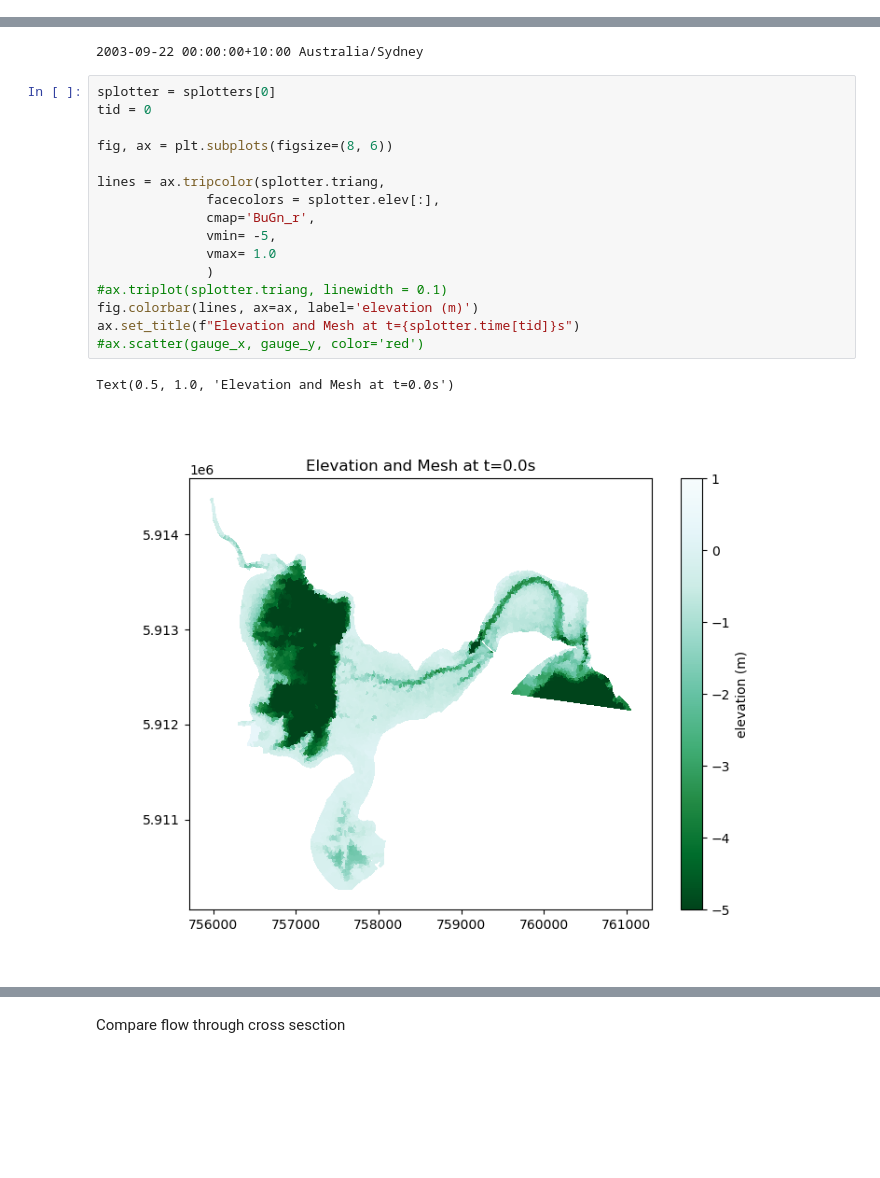
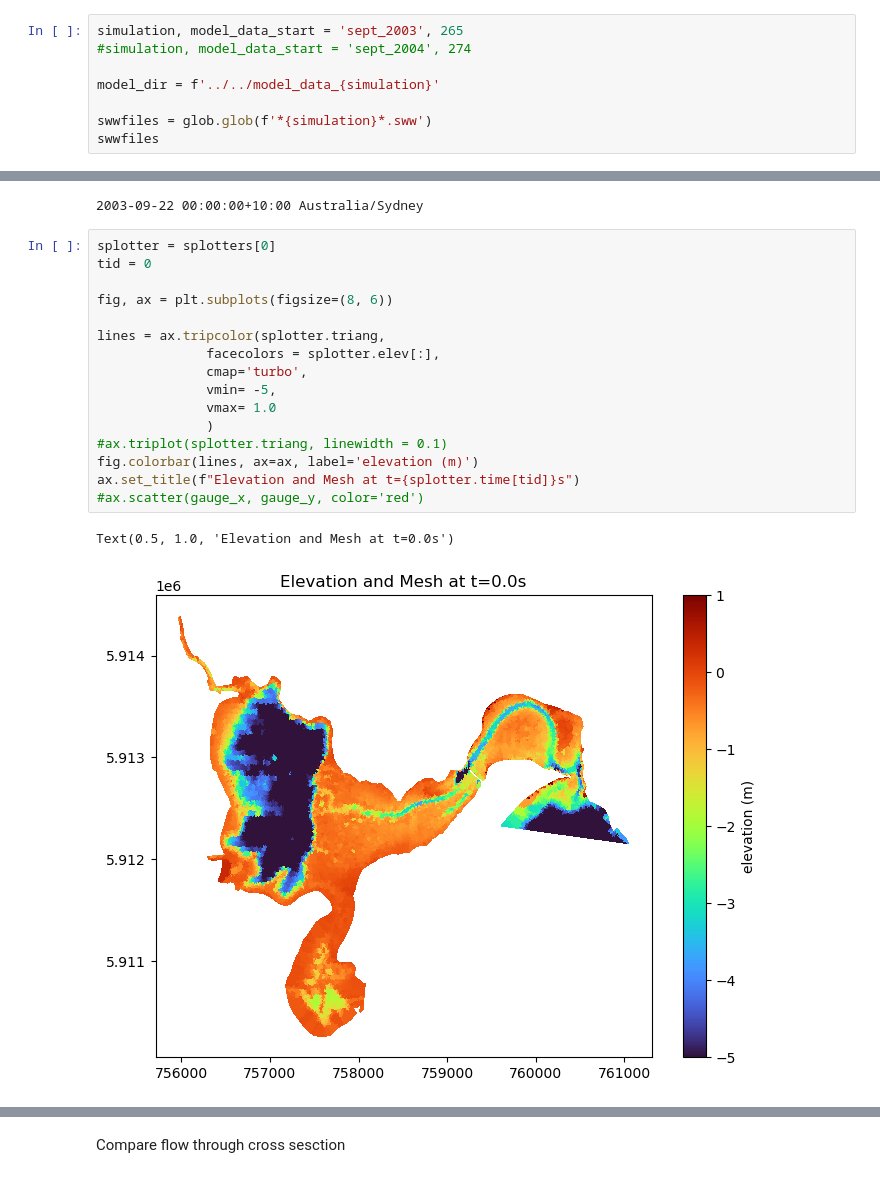
Before and after one commit to stoiver/merimbula, a Jupyter notebook: simulations/template/nb_compare_gauge_data.ipynb, the cells around one changed output, grey strips where cells are left out. Saved outputs shown, nothing was run; the diff lists cells and outputs as text; blank space fills up the shorter version.

```diff
--- a/simulations/template/nb_compare_gauge_data.ipynb
+++ b/simulations/template/nb_compare_gauge_data.ipynb
@@ -72,0 +66,8 @@ ls -lh *.sww
+# %%
+simulation, model_data_start = 'sept_2003', 265
+#simulation, model_data_start = 'sept_2004', 274
+
+model_dir = f'../../model_data_{simulation}'
+
+swwfiles = glob.glob(f'*{simulation}*.sww')
+swwfiles
@@ -186,19 +219,19 @@ print(dt_aest, splotter.timezone)
 # %%
 splotter = splotters[0]
 tid = 0
 
 fig, ax = plt.subplots(figsize=(8, 6))
 
 lines = ax.tripcolor(splotter.triang,
               facecolors = splotter.elev[:],
-              cmap='BuGn_r',
+              cmap='turbo',
               vmin= -5,
               vmax= 1.0
               )
 #ax.triplot(splotter.triang, linewidth = 0.1)
 fig.colorbar(lines, ax=ax, label='elevation (m)')
 ax.set_title(f"Elevation and Mesh at t={splotter.time[tid]}s")
 #ax.scatter(gauge_x, gauge_y, color='red')
 # %% [output]
 Text(0.5, 1.0, 'Elevation and Mesh at t=0.0s')
-[figure, old version]
+[figure, new version]
```
Also changed, not shown: parts of 13 cells of this notebook.
